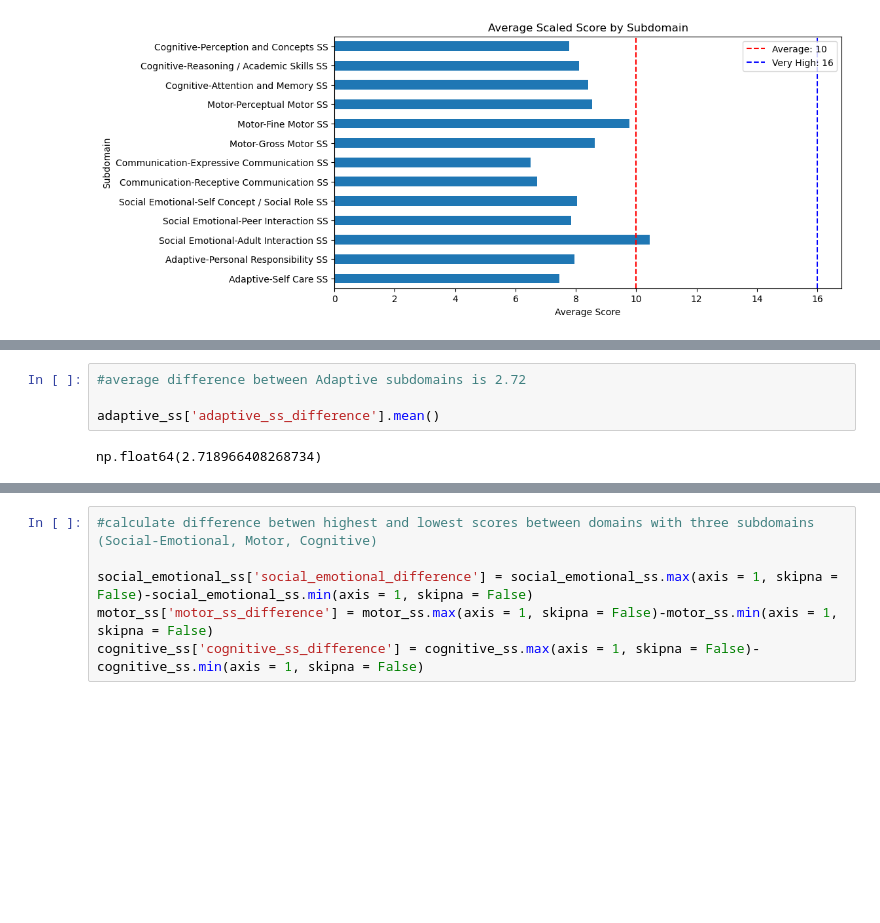
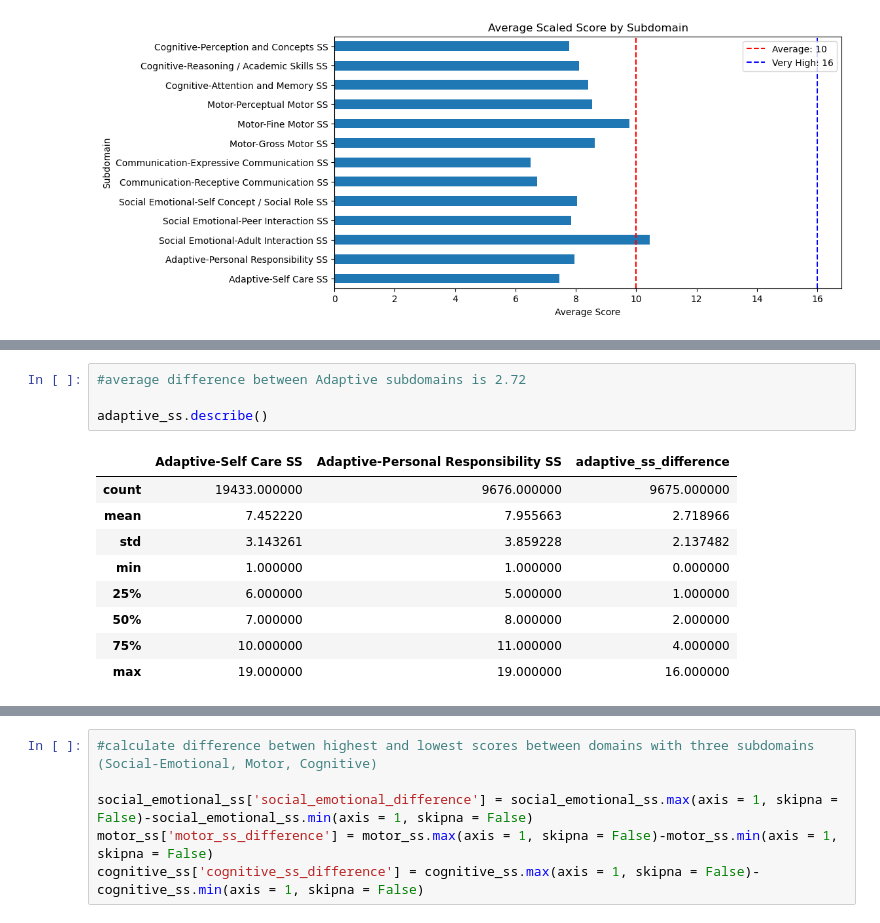
Before and after one commit to brunner39/TEIS_Partner_Project, a Jupyter notebook: patrick_TEIS_partner_project.ipynb, the cells around one changed output, grey strips where cells are left out. Saved outputs shown, nothing was run; the diff lists cells and outputs as text; blank space fills up the shorter version.

```diff
--- a/patrick_TEIS_partner_project.ipynb
+++ b/patrick_TEIS_partner_project.ipynb
@@ -239,9 +254,17 @@ See the caveats in the documentation: https://pandas.pydata.org/pandas-docs/stab
 # %%
 #average difference between Adaptive subdomains is 2.72
 
-adaptive_ss['adaptive_ss_difference'].mean()
+adaptive_ss.describe()
 # %% [output]
-np.float64(2.718966408268734)
+|  | Adaptive-Self Care SS | Adaptive-Personal Responsibility SS | adaptive_ss_difference |
+| count | 19433.000000 | 9676.000000 | 9675.000000 |
+| mean | 7.452220 | 7.955663 | 2.718966 |
+| std | 3.143261 | 3.859228 | 2.137482 |
+| min | 1.000000 | 1.000000 | 0.000000 |
+| 25% | 6.000000 | 5.000000 | 1.000000 |
+| 50% | 7.000000 | 8.000000 | 2.000000 |
+| 75% | 10.000000 | 11.000000 | 4.000000 |
+| max | 19.000000 | 19.000000 | 16.000000 |
 # %%
 #average difference between Communication subdomains is 2.12
 
```
Also changed, not shown: parts of 25 cells of this notebook.
